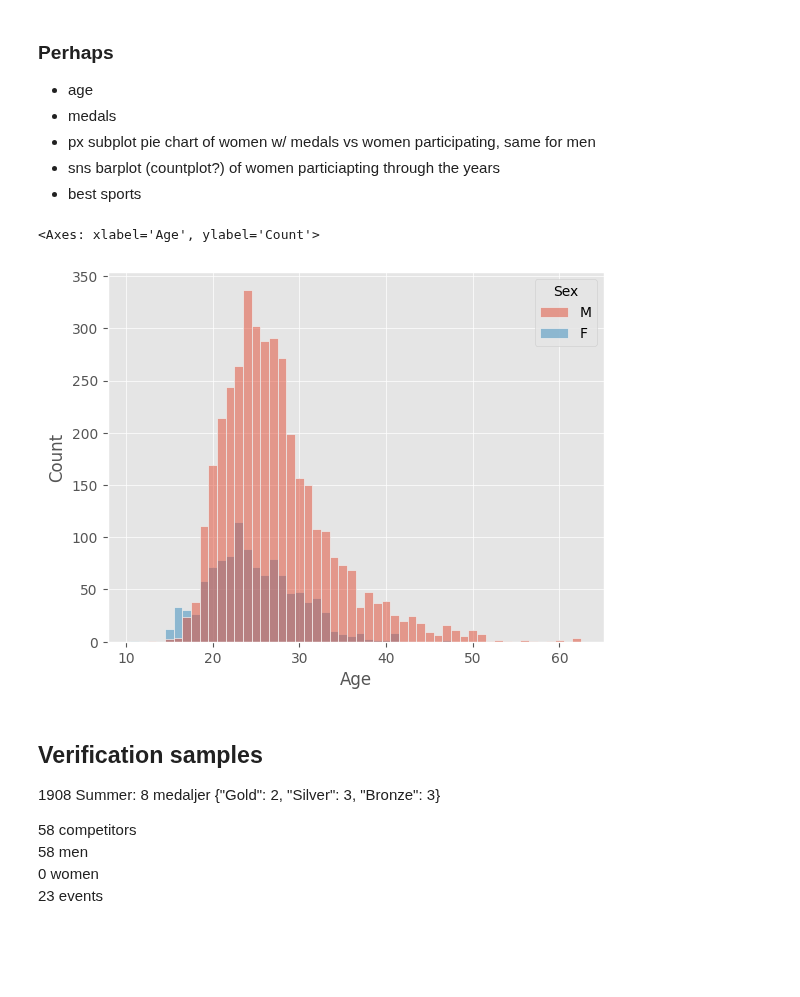
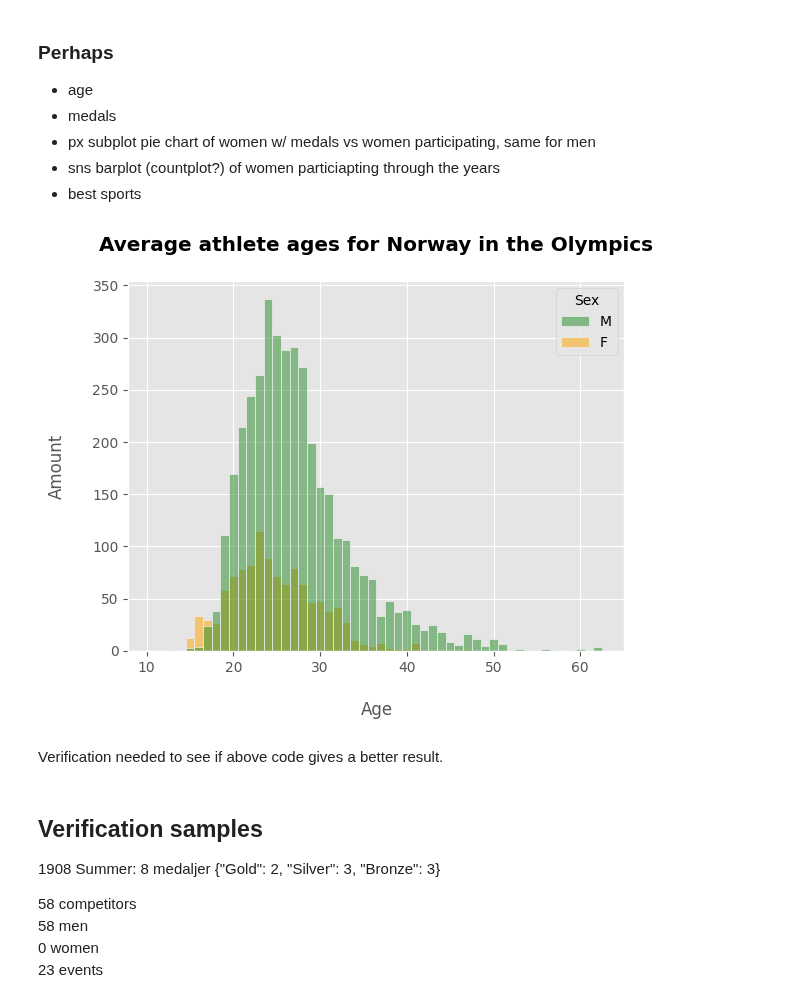
Before and after one commit to Ludwilton/Projekt-OS-Norge, a Jupyter notebook: uppgift_0/uppgift.0.ANDERS.ipynb, the cells around one changed output. Cells and saved outputs as stored; diff of their text form; code cells hidden in the pictures; blank space fills up the shorter version.

Commit message:
cleaned Anders file and updated graphs

```diff
--- a/uppgift_0/uppgift.0.ANDERS.ipynb
+++ b/uppgift_0/uppgift.0.ANDERS.ipynb
@@ -6,13 +6,14 @@ import seaborn as sns
 import hashlib as hl
 import matplotlib.pyplot as plt
 import numpy as np
-from functools import cache
 import sys
 sys.path.append("..")
 from data_utils import *
 import matplotlib.image as mpimg
 
 
-df = pd.read_csv("../athlete_events.csv")
+df = read_athlete_events("/home/albot/coding/repos/Projekt-OS-Norge/athlete_events.csv")
+df = hash_column(df, "Name")
+no = df[df["NOC"] == "NOR"]
 # %% [markdown]
 # Uppgift 1
@@ -48,8 +59,13 @@ plt.show()
 # %%
 no_fem = no[no["Sex"] == "F"]
 no_man = no[no["Sex"] == "M"]
+label_color = {"M": "forestgreen", "F": "orange"}
 
-sns.histplot(data=no, x="Age", discrete=True, color="pink", hue="Sex")
+sns.histplot(data=no, x="Age", discrete=True, hue="Sex", palette=label_color)
+plt.title("Average athlete ages for Norway in the Olympics\n", fontweight="bold")
+plt.xlabel("\nAge")
+plt.ylabel("Amount\n")
+plt.grid(axis="y", zorder=1)
+plt.show()
 # %% [output]
-<Axes: xlabel='Age', ylabel='Count'>
-[figure, old version]
+[figure, new version]
@@ -91,3 +80,5 @@ diff
+# %% [markdown]
+Verification needed to see if above code gives a better result.
 # %% [markdown]
 ## Verification samples
 
```
Also changed, not shown: parts of 11 cells of this notebook.
